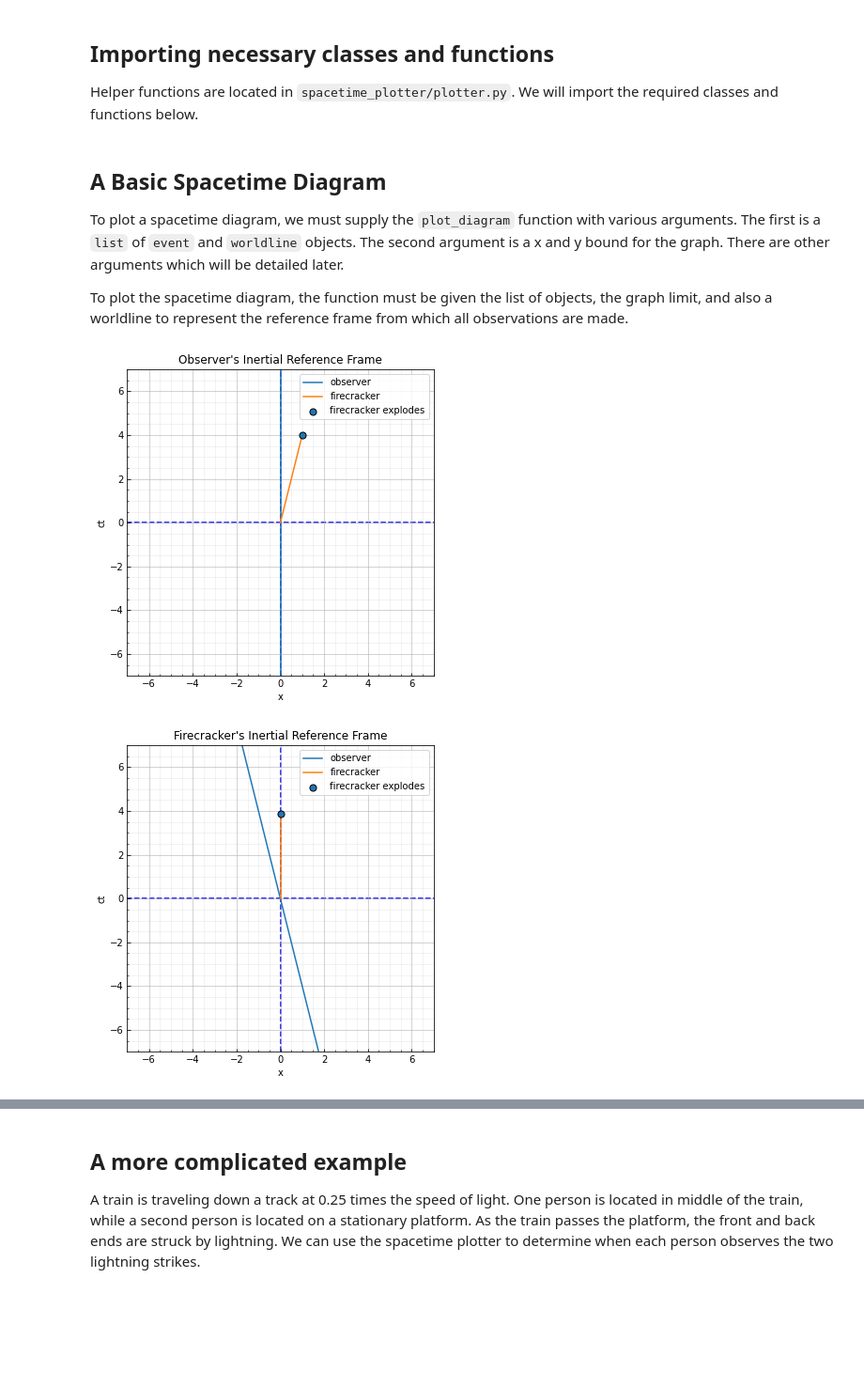
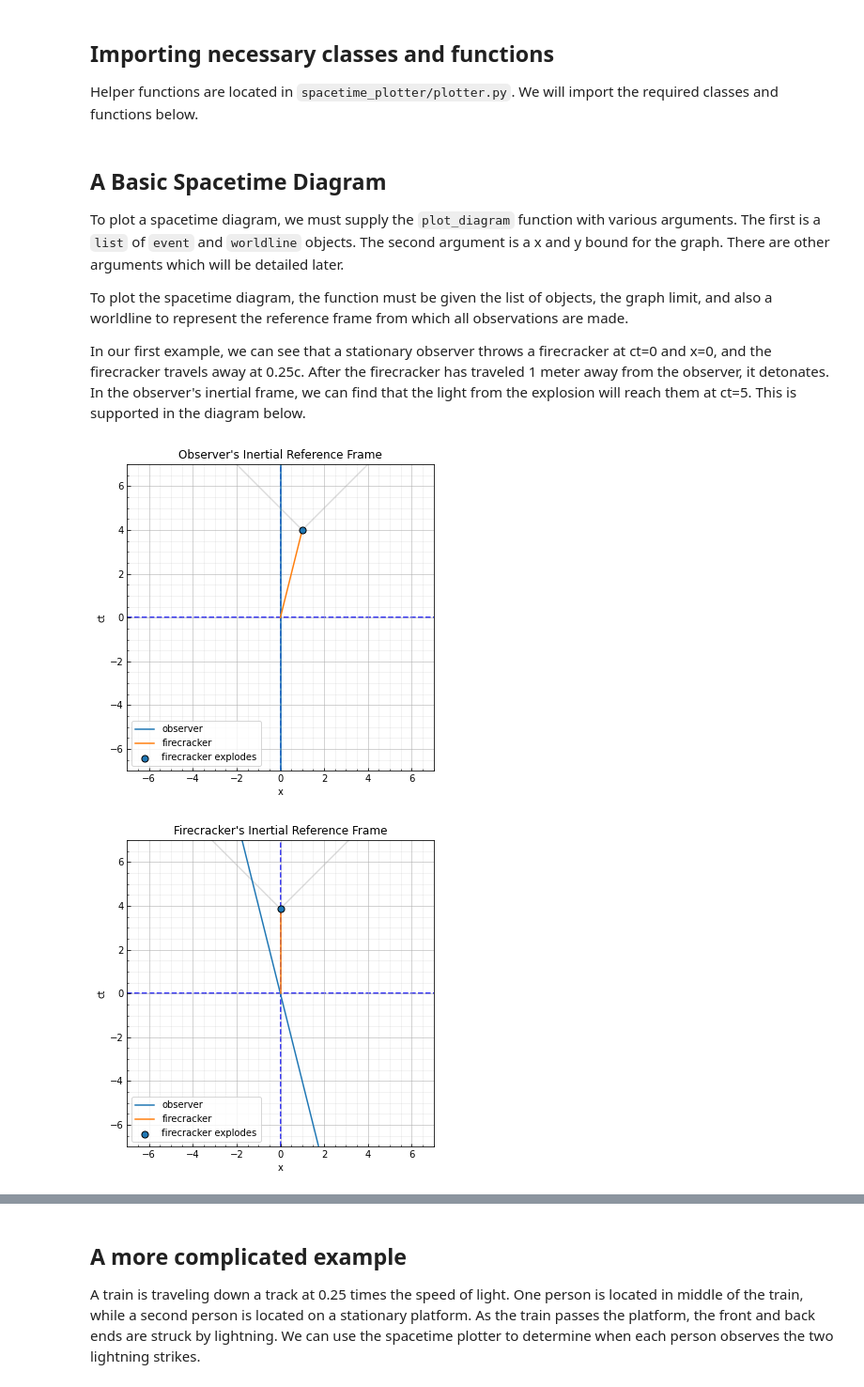
Before and after one commit to walkerad03/spacetime_plotter, a Jupyter notebook: demo.ipynb, the cells around one changed output, grey strips where cells are left out. Shown at 94% size. Drawn from its saved outputs; the diff is of its cells as text; code cells hidden in the pictures; blank space fills up the shorter version.

```diff
--- a/demo.ipynb
+++ b/demo.ipynb
@@ -20,28 +20,30 @@ from spacetime_plotter.plotter import worldline as wl, event, plot_diagram
 To plot a spacetime diagram, we must supply the `plot_diagram` function with various arguments. The first is a `list` of `event` and `worldline` objects. The second argument is a x and y bound for the graph. There are other arguments which will be detailed later.
 
 To plot the spacetime diagram, the function must be given the list of objects, the graph limit, and also a worldline to represent the reference frame from which all observations are made.
+
+In our first example, we can see that a stationary observer throws a firecracker at ct=0 and x=0, and the firecracker travels away at 0.25c. After the firecracker has traveled 1 meter away from the observer, it detonates. In the observer's inertial frame, we can find that the light from the explosion will reach them at ct=5. This is supported in the diagram below.
 # %%
 objects = [
-    wl("observer", point=(0,0), speed=0),
-    wl("firecracker", point=(0,0), speed=0.25, start=0, end=4),
-    event("firecracker explodes", point=(1,4))
+    WorldLine("observer", point=(0,0), speed=0),
+    WorldLine("firecracker", point=(0,0), speed=0.25, start=0, end=4),
+    Event("firecracker explodes", point=(1,4), draw_lightline=True)
 ]
 lim = (-7, 7)
 
 plot_diagram(
     arr=objects,
     limit=lim,
     title="Observer's Inertial Reference Frame",
     ref="observer"
 )
 
 plot_diagram(
     arr=objects,
     limit=lim,
     title="Firecracker's Inertial Reference Frame",
     ref="firecracker"
 )
 # %% [output]
-[figure, old version]
+[figure, new version]
-[figure, old version]
+[figure, new version]
 # %% [markdown]
```
Also changed, not shown: parts of 4 cells of this notebook, 6 other files.
